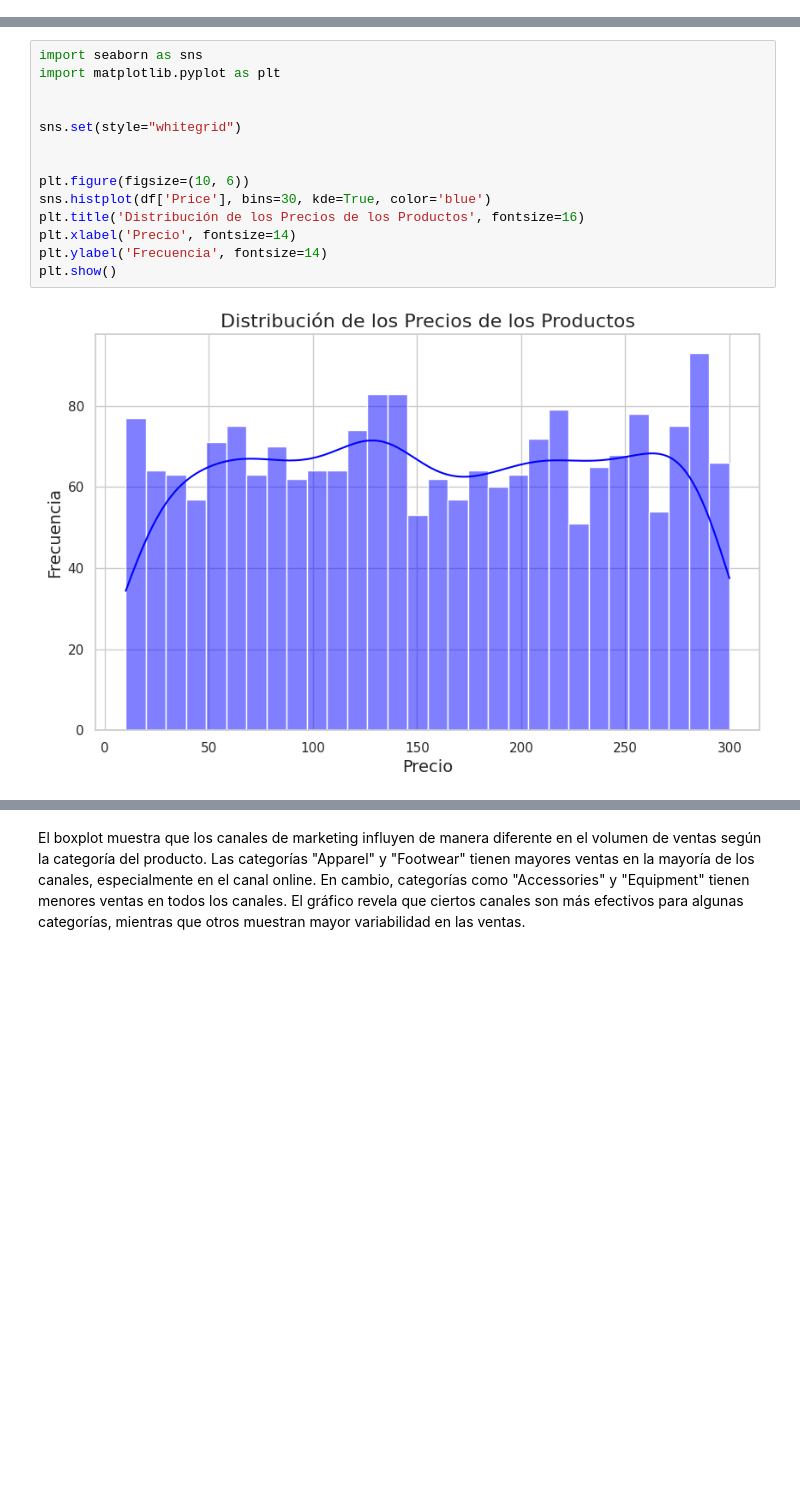
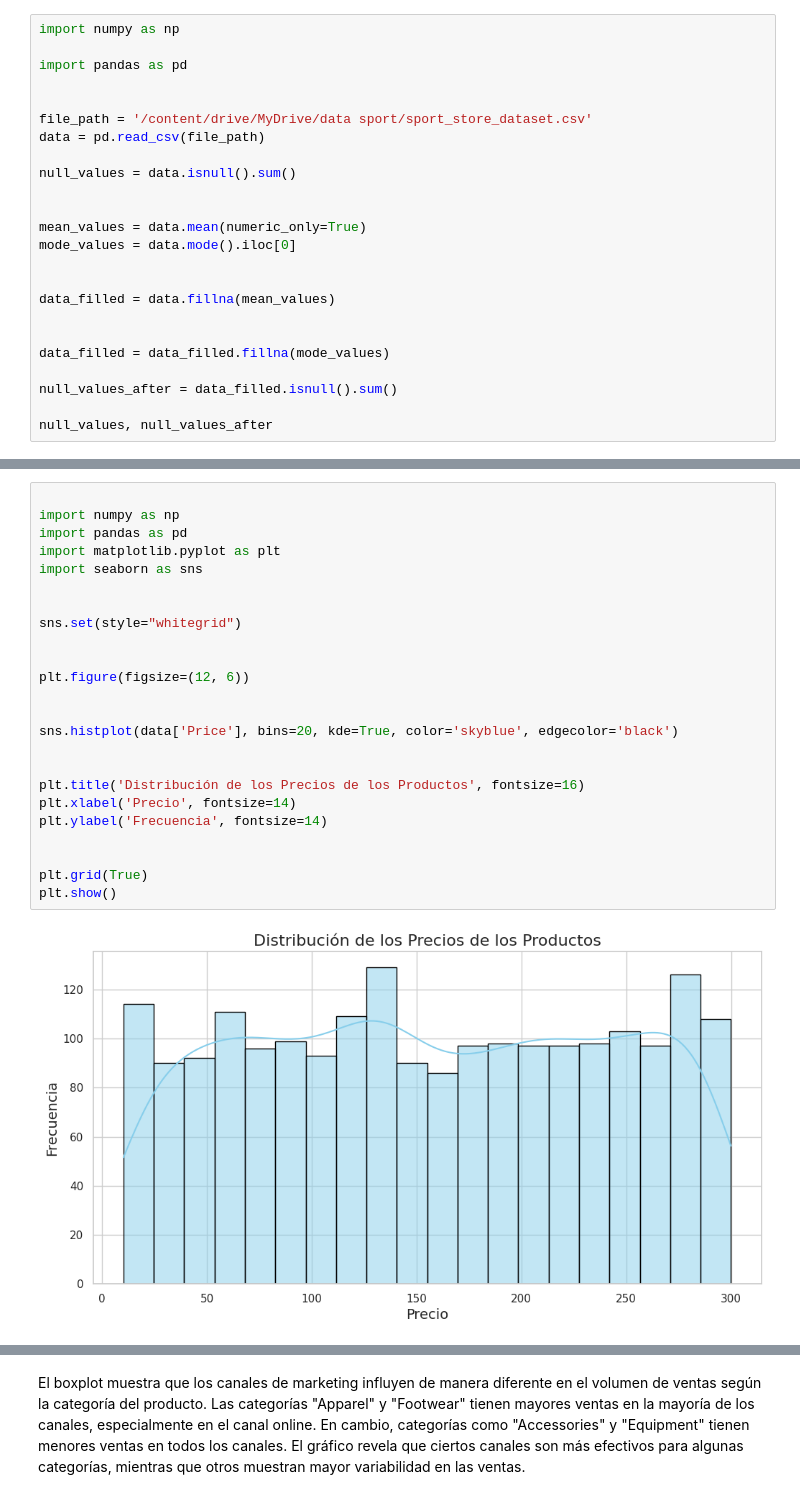
Before and after one commit to Cristianpagella/ProyectoDS_ParteI_Pagella, a Jupyter notebook: ProyectoDS_ParteI_Pagella.ipynb, the cells around one changed output, grey strips where cells are left out. Drawn from its saved outputs; the diff is of its cells as text; blank space fills up the shorter version.

```diff
--- a/ProyectoDS_ParteI_Pagella.ipynb
+++ b/ProyectoDS_ParteI_Pagella.ipynb
@@ -24,3 +37,27 @@ df.head()
 | 2 | 3 | Shoe | Accessories | 287.62 | 0.07 | 20%Off | 318 | Spring | 30 | ... |
 | 3 | 4 | Shirt | Apparel | 271.63 | 0.04 | 20%Off | 351 | Winter | 23 | ... |
 | 4 | 5 | Gloves | Accessories | 115.55 | 0.48 | Clearance | 324 | Summer | 27 | ... |
+# %%
+import numpy as np
+
+import pandas as pd
+
+
+file_path = '/content/drive/MyDrive/data sport/sport_store_dataset.csv'
+data = pd.read_csv(file_path)
+
+null_values = data.isnull().sum()
+
+
+mean_values = data.mean(numeric_only=True)
+mode_values = data.mode().iloc[0]
+
+
+data_filled = data.fillna(mean_values)
+
+
+data_filled = data_filled.fillna(mode_values)
+
+null_values_after = data_filled.isnull().sum()
+
+null_values, null_values_after
@@ -27,16 +82,26 @@ df.head()
 # %%
+
+import numpy as np
+import pandas as pd
+import matplotlib.pyplot as plt
 import seaborn as sns
-import matplotlib.pyplot as plt
 
 
 sns.set(style="whitegrid")
 
 
-plt.figure(figsize=(10, 6))
-sns.histplot(df['Price'], bins=30, kde=True, color='blue')
+plt.figure(figsize=(12, 6))
+
+
+sns.histplot(data['Price'], bins=20, kde=True, color='skyblue', edgecolor='black')
+
+
 plt.title('Distribución de los Precios de los Productos', fontsize=16)
 plt.xlabel('Precio', fontsize=14)
 plt.ylabel('Frecuencia', fontsize=14)
+
+
+plt.grid(True)
 plt.show()
 # %% [output]
-[figure, old version]
+[figure, new version]
```
Also changed, not shown: parts of 15 cells of this notebook.
